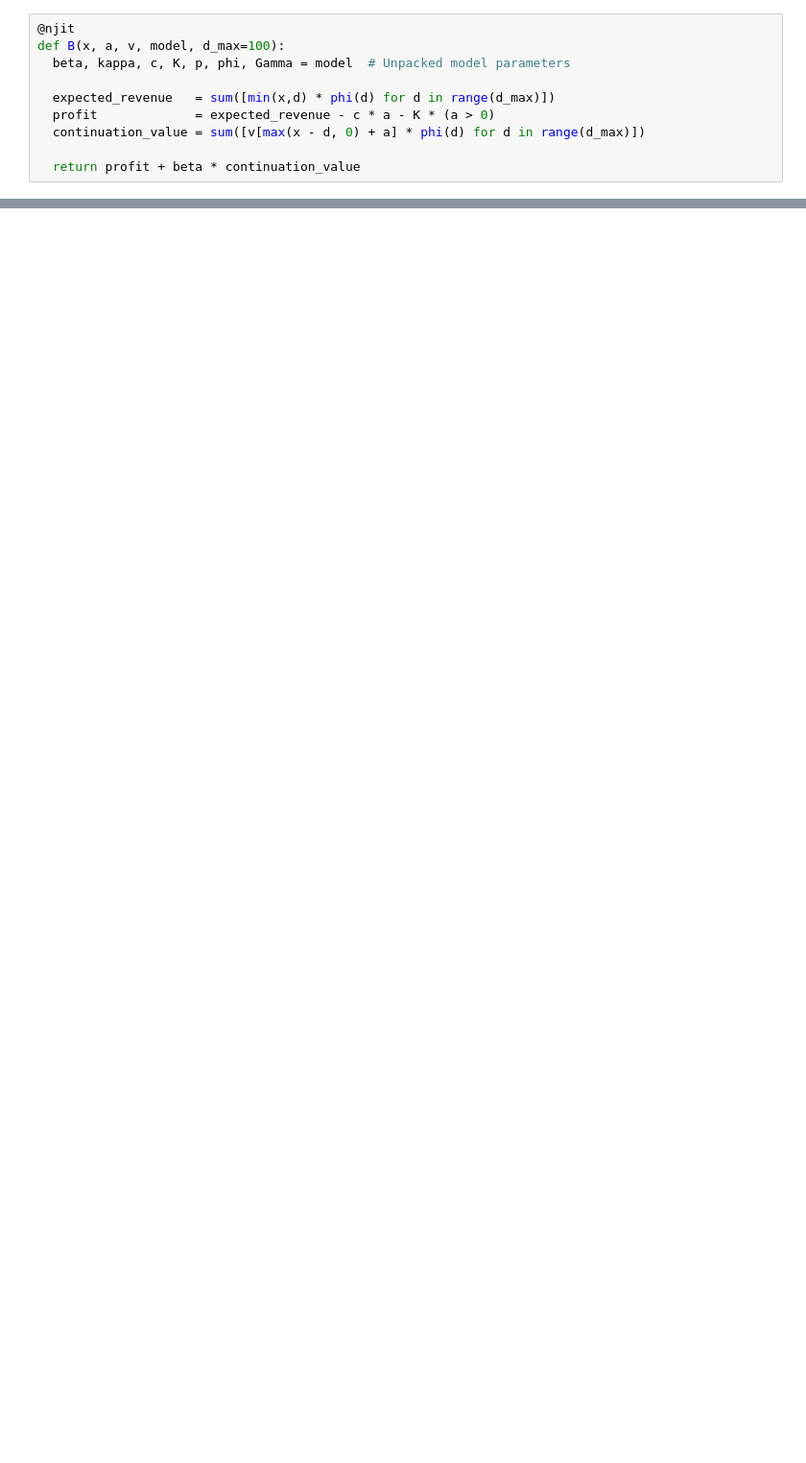
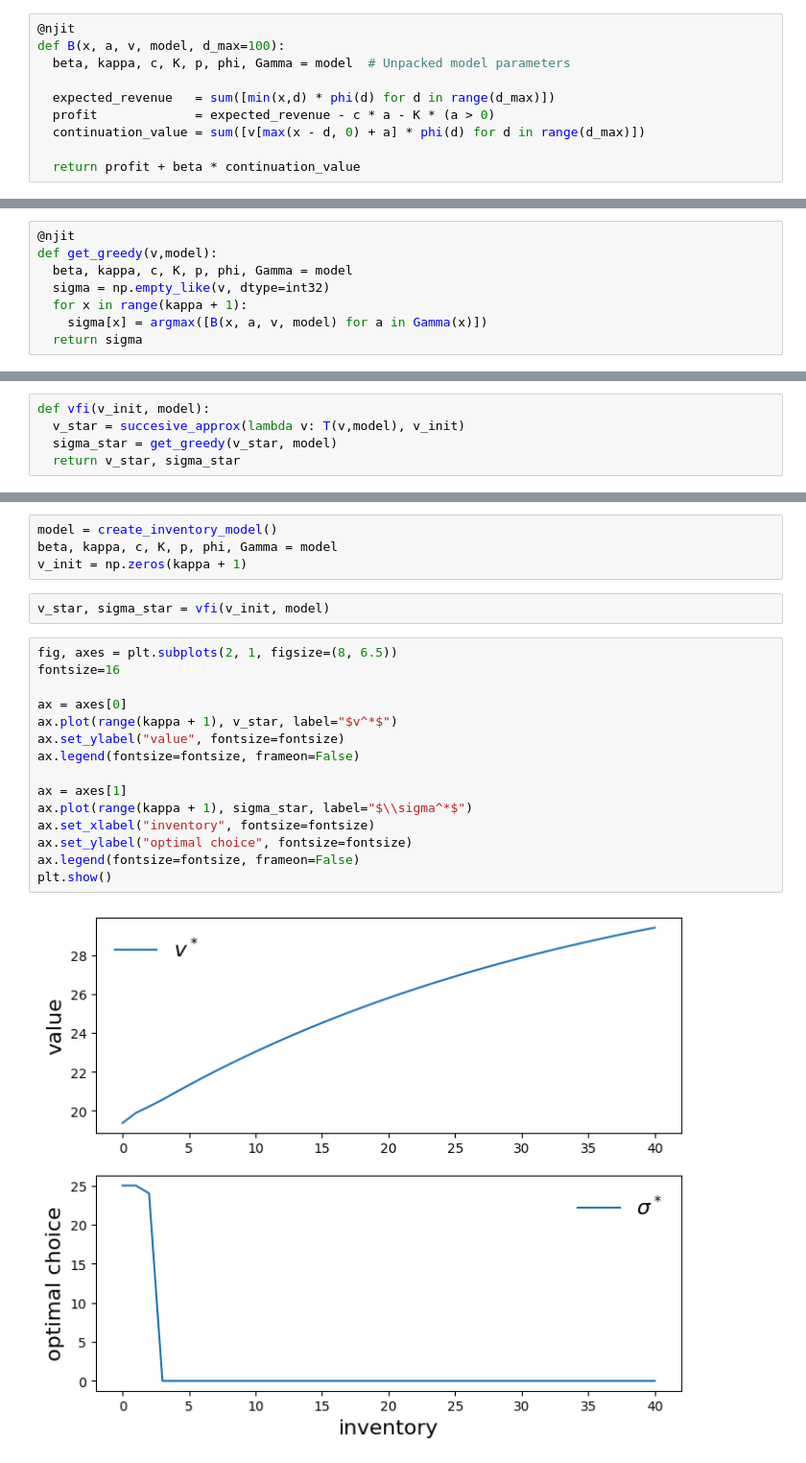
Before and after one commit to mloyorev/Theory, a Jupyter notebook: 4_InventoryDynamics.ipynb, the cells around one changed output, grey strips where cells are left out. Shown: that part at 96% size. Cells and saved outputs as stored; diff of their text form; blank space fills up the shorter version.

```diff
--- a/4_InventoryDynamics.ipynb
+++ b/4_InventoryDynamics.ipynb
@@ -99,0 +158,8 @@ def B(x, a, v, model, d_max=100):
+# %%
+@njit
+def get_greedy(v,model):
+  beta, kappa, c, K, p, phi, Gamma = model
+  sigma = np.empty_like(v, dtype=int32)
+  for x in range(kappa + 1):
+    sigma[x] = argmax([B(x, a, v, model) for a in Gamma(x)])
+  return sigma
@@ -99,0 +168,5 @@ def B(x, a, v, model, d_max=100):
+# %%
+def vfi(v_init, model):
+  v_star = succesive_approx(lambda v: T(v,model), v_init)
+  sigma_star = get_greedy(v_star, model)
+  return v_star, sigma_star
@@ -99,0 +175,23 @@ def B(x, a, v, model, d_max=100):
+# %%
+model = create_inventory_model()
+beta, kappa, c, K, p, phi, Gamma = model
+v_init = np.zeros(kappa + 1)
+# %%
+v_star, sigma_star = vfi(v_init, model)
+# %%
+fig, axes = plt.subplots(2, 1, figsize=(8, 6.5))
+fontsize=16
+
+ax = axes[0]
+ax.plot(range(kappa + 1), v_star, label="$v^*$")
+ax.set_ylabel("value", fontsize=fontsize)
+ax.legend(fontsize=fontsize, frameon=False)
+
+ax = axes[1]
+ax.plot(range(kappa + 1), sigma_star, label="$\\sigma^*$")
+ax.set_xlabel("inventory", fontsize=fontsize)
+ax.set_ylabel("optimal choice", fontsize=fontsize)
+ax.legend(fontsize=fontsize, frameon=False)
+plt.show()
+# %% [output]
+[figure, added]
```
Also changed, not shown: parts of 8 cells of this notebook.
